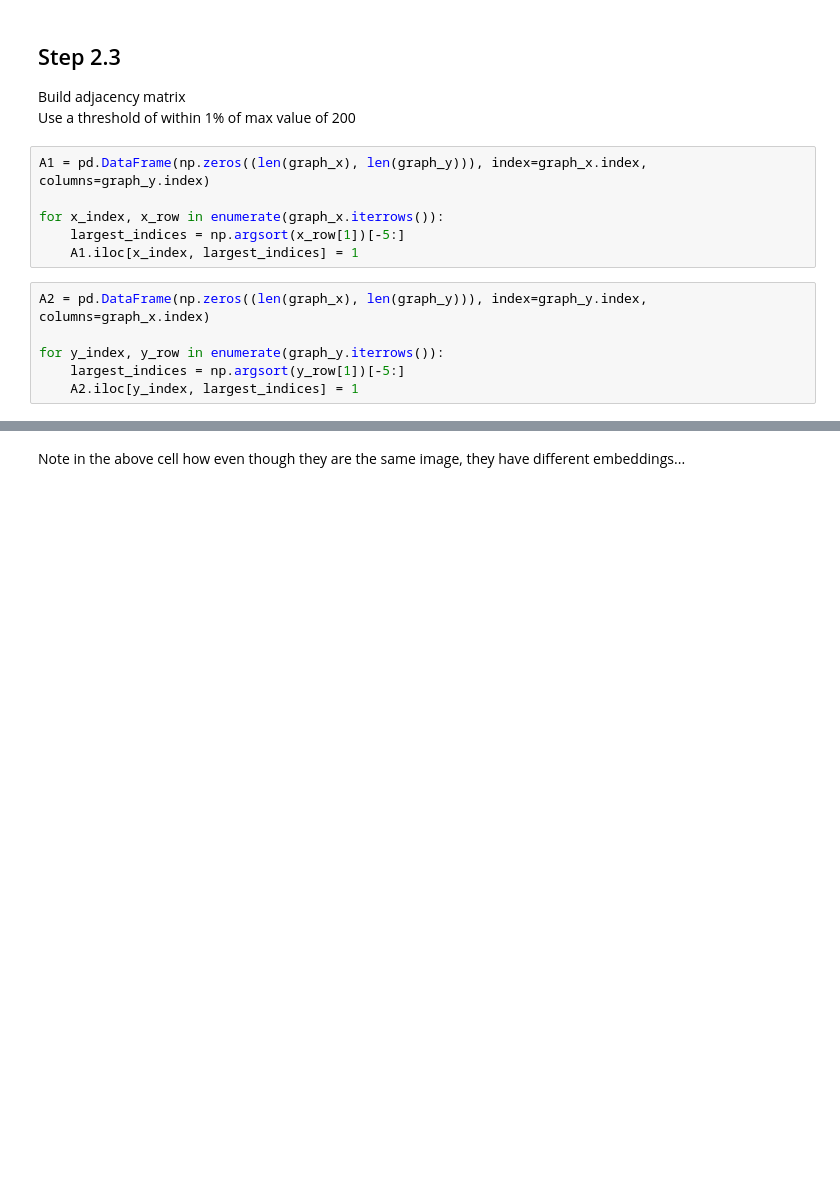
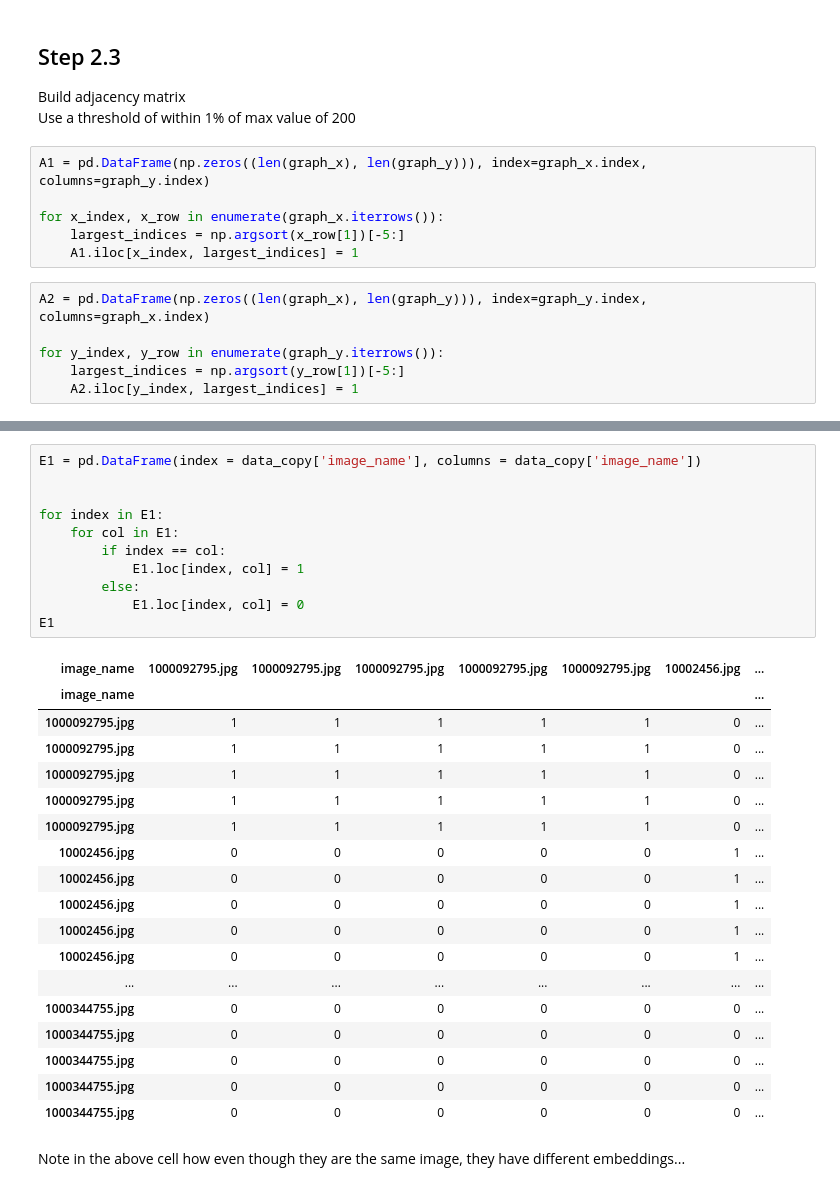
Before and after one commit to blake2703/image-text-retrieval, a Jupyter notebook: Unsupervised entity alignment for text-image retrieval.ipynb, the cells around one changed output, grey strips where cells are left out. Saved outputs shown, nothing was run; the diff lists cells and outputs as text; blank space fills up the shorter version.

```diff
--- a/Unsupervised entity alignment for text-image retrieval.ipynb
+++ b/Unsupervised entity alignment for text-image retrieval.ipynb
@@ -518,2 +520,32 @@ N2
+# %%
+E1 = pd.DataFrame(index = data_copy['image_name'], columns = data_copy['image_name'])
+
+
+for index in E1:
+    for col in E1:
+        if index == col:
+            E1.loc[index, col] = 1
+        else:
+            E1.loc[index, col] = 0
+E1
+# %% [output]
+| image_name | 1000092795.jpg | 1000092795.jpg | 1000092795.jpg | 1000092795.jpg | 1000092795.jpg | 10002456.jpg | ... |
+| image_name |  |  |  |  |  |  | ... |
+| 1000092795.jpg | 1 | 1 | 1 | 1 | 1 | 0 | ... |
+| 1000092795.jpg | 1 | 1 | 1 | 1 | 1 | 0 | ... |
+| 1000092795.jpg | 1 | 1 | 1 | 1 | 1 | 0 | ... |
+| 1000092795.jpg | 1 | 1 | 1 | 1 | 1 | 0 | ... |
+| 1000092795.jpg | 1 | 1 | 1 | 1 | 1 | 0 | ... |
+| 10002456.jpg | 0 | 0 | 0 | 0 | 0 | 1 | ... |
+| 10002456.jpg | 0 | 0 | 0 | 0 | 0 | 1 | ... |
+| 10002456.jpg | 0 | 0 | 0 | 0 | 0 | 1 | ... |
+| 10002456.jpg | 0 | 0 | 0 | 0 | 0 | 1 | ... |
+| 10002456.jpg | 0 | 0 | 0 | 0 | 0 | 1 | ... |
+| ... | ... | ... | ... | ... | ... | ... | ... |
+| 1000344755.jpg | 0 | 0 | 0 | 0 | 0 | 0 | ... |
+| 1000344755.jpg | 0 | 0 | 0 | 0 | 0 | 0 | ... |
+| 1000344755.jpg | 0 | 0 | 0 | 0 | 0 | 0 | ... |
+| 1000344755.jpg | 0 | 0 | 0 | 0 | 0 | 0 | ... |
+| 1000344755.jpg | 0 | 0 | 0 | 0 | 0 | 0 | ... |
 # %% [markdown]
 Note in the above cell how even though they are the same image, they have different embeddings...
```
Also changed, not shown: parts of 11 cells of this notebook.
